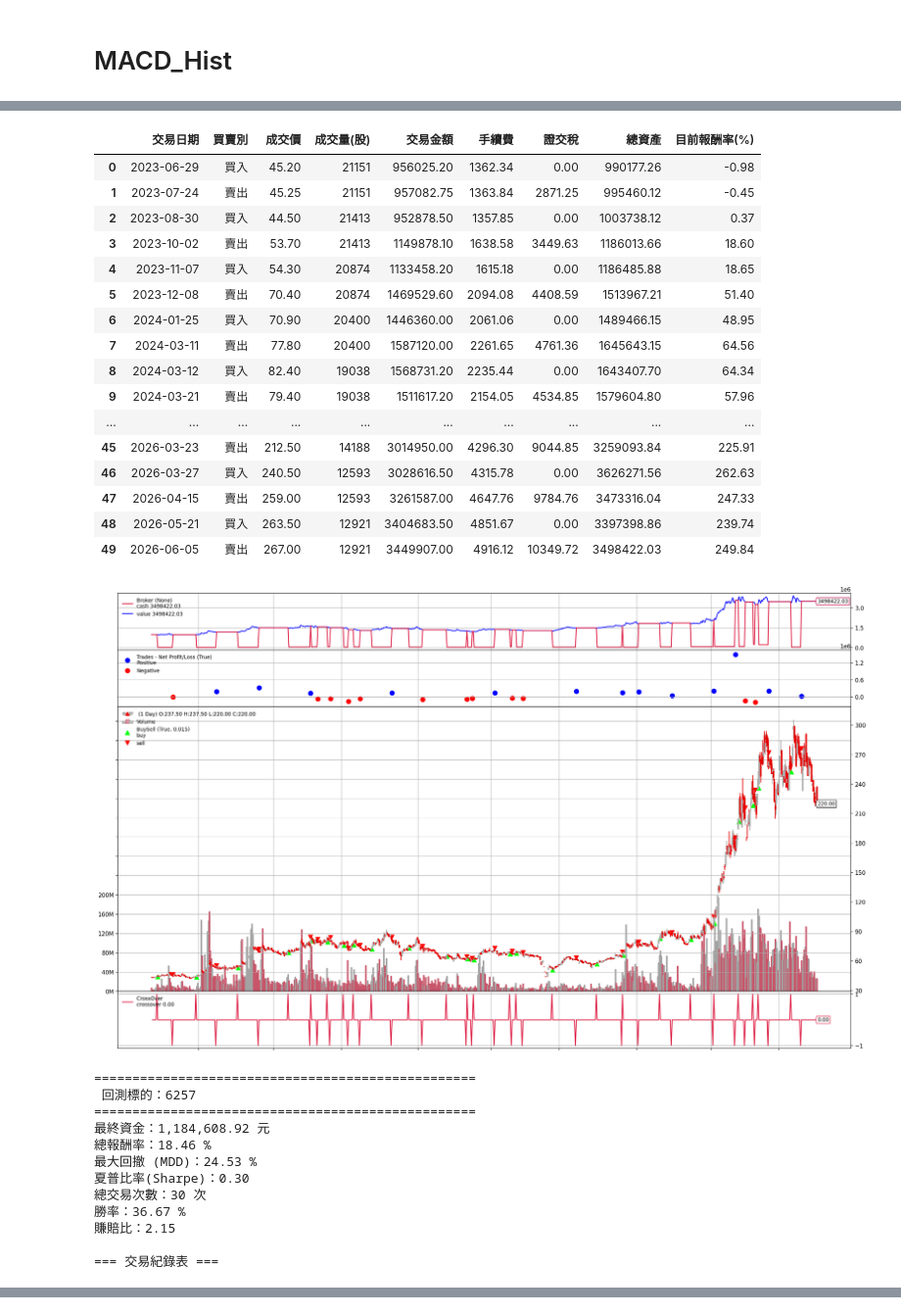
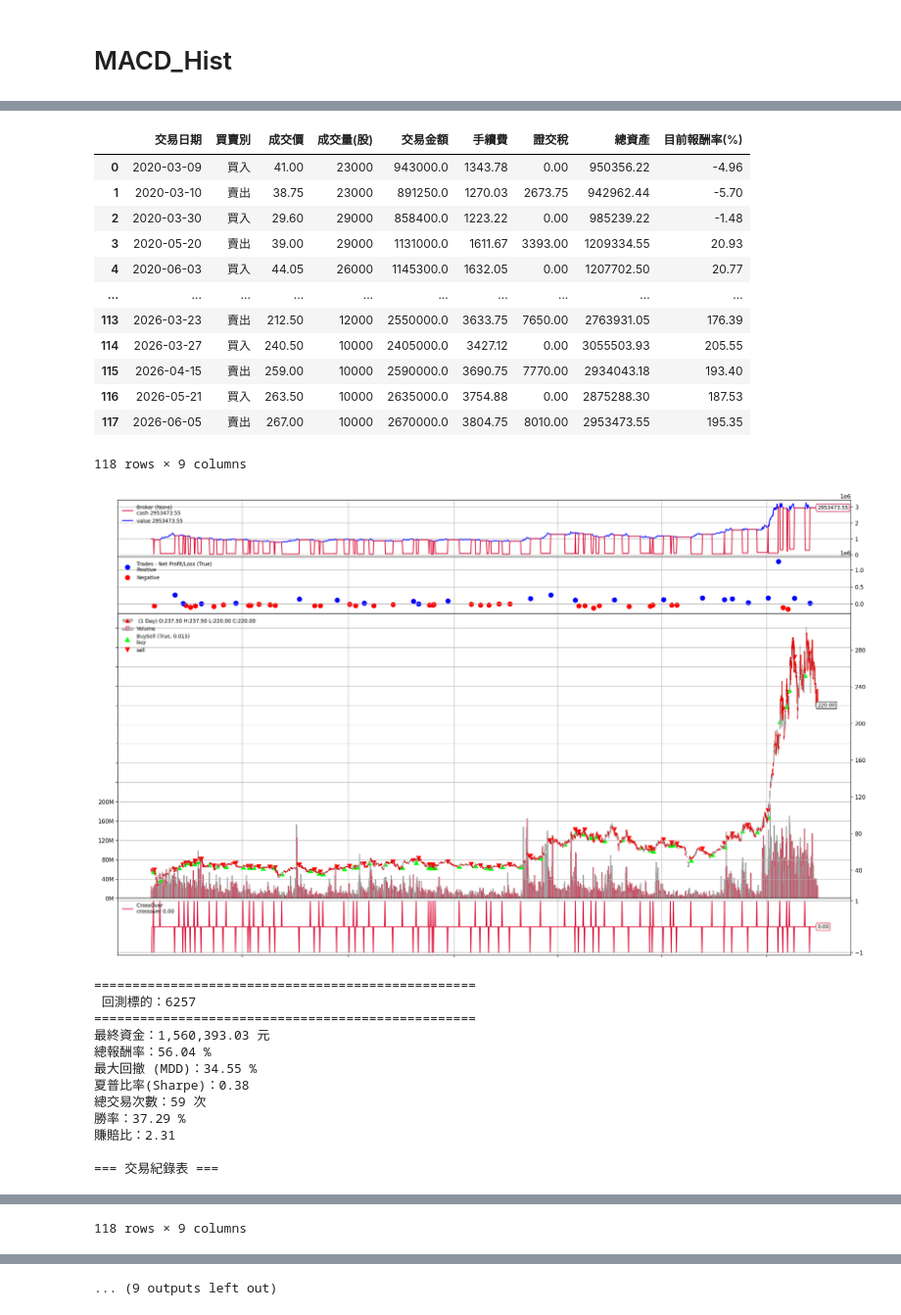
Before and after one commit to ningmao47/Stock, a Jupyter notebook: Strategy_MACD/MACD.ipynb, the cells around one changed output, grey strips where cells are left out. Shown at 98% size. Cells and saved outputs as stored; diff of their text form; code cells hidden in the pictures.

```diff
--- a/Strategy_MACD/MACD.ipynb
+++ b/Strategy_MACD/MACD.ipynb
@@ -22,6 +22,8 @@ import numpy as np
 import backtrader as bt
 from IPython.display import display
 import matplotlib.pyplot as plt
+import glob
+import os
 
 class PandasData(bt.feeds.PandasData):
     lines = ('macdhist',)
@@ -49,14 +51,24 @@ class TaiwanStockCommission(bt.CommissionInfo):
         return commission
 
 class AllInSizer(bt.Sizer):
-    params = (("reserve", 0.05),)
+    params = (("reserve", 0.05),("lot_size", 1000),)
     def _getsizing(self, comminfo, cash, data, isbuy):
         if isbuy:
             cash *= (1 - self.p.reserve)
             price = data.close[0]
             cost_per_share = price * (1 + comminfo.p.commission)
-            size = int(cash / cost_per_share)
-            return max(size, 0)
+            #　可買總股數
+            shares = int(cash / cost_per_share)
+            if shares <= 0:
+              return 0
+            # 整股
+            whole_lot = (shares // self.p.lot_size) * self.p.lot_size
+            if whole_lot >= self.p.lot_size:
+              return whole_lot
+
+            return shares
+            # size = int(cash / cost_per_share)
+            # return max(size, 0)
         return self.broker.getposition(data).size
 
 class MACDStrategy(bt.Strategy):
@@ -260,14 +272,10 @@ for stock_id in stock_list:
 
     if result is not None:
       performance_summary.append(result)
+
 df_summary = pd.DataFrame(performance_summary)
-
 # 依照報酬率排序
 df_summary = df_summary.sort_values(by="總報酬率", ascending=False).reset_index(drop=True)
-
-print("\n==============================")
-print("      所有股票績效總表")
-print("==============================")
 
 display(df_summary)
 
@@ -312,33 +320,29 @@ df_summary.to_csv("MACD_Backtest_Performance.csv", index=False, encoding="utf-8-
 
 === 交易紀錄表 ===
 |  | 交易日期 | 買賣別 | 成交價 | 成交量(股) | 交易金額 | 手續費 | 證交稅 | 總資產 | 目前報酬率(%) |
-| 0 | 2023-06-29 | 買入 | 45.20 | 21151 | 956025.20 | 1362.34 | 0.00 | 990177.26 | -0.98 |
-| 1 | 2023-07-24 | 賣出 | 45.25 | 21151 | 957082.75 | 1363.84 | 2871.25 | 995460.12 | -0.45 |
-| 2 | 2023-08-30 | 買入 | 44.50 | 21413 | 952878.50 | 1357.85 | 0.00 | 1003738.12 | 0.37 |
-| 3 | 2023-10-02 | 賣出 | 53.70 | 21413 | 1149878.10 | 1638.58 | 3449.63 | 1186013.66 | 18.60 |
-| 4 | 2023-11-07 | 買入 | 54.30 | 20874 | 1133458.20 | 1615.18 | 0.00 | 1186485.88 | 18.65 |
-| 5 | 2023-12-08 | 賣出 | 70.40 | 20874 | 1469529.60 | 2094.08 | 4408.59 | 1513967.21 | 51.40 |
-| 6 | 2024-01-25 | 買入 | 70.90 | 20400 | 1446360.00 | 2061.06 | 0.00 | 1489466.15 | 48.95 |
-| 7 | 2024-03-11 | 賣出 | 77.80 | 20400 | 1587120.00 | 2261.65 | 4761.36 | 1645643.15 | 64.56 |
-| 8 | 2024-03-12 | 買入 | 82.40 | 19038 | 1568731.20 | 2235.44 | 0.00 | 1643407.70 | 64.34 |
-| 9 | 2024-03-21 | 賣出 | 79.40 | 19038 | 1511617.20 | 2154.05 | 4534.85 | 1579604.80 | 57.96 |
+| 0 | 2020-03-09 | 買入 | 41.00 | 23000 | 943000.0 | 1343.78 | 0.00 | 950356.22 | -4.96 |
+| 1 | 2020-03-10 | 賣出 | 38.75 | 23000 | 891250.0 | 1270.03 | 2673.75 | 942962.44 | -5.70 |
+| 2 | 2020-03-30 | 買入 | 29.60 | 29000 | 858400.0 | 1223.22 | 0.00 | 985239.22 | -1.48 |
+| 3 | 2020-05-20 | 賣出 | 39.00 | 29000 | 1131000.0 | 1611.67 | 3393.00 | 1209334.55 | 20.93 |
+| 4 | 2020-06-03 | 買入 | 44.05 | 26000 | 1145300.0 | 1632.05 | 0.00 | 1207702.50 | 20.77 |
 | ... | ... | ... | ... | ... | ... | ... | ... | ... | ... |
-| 45 | 2026-03-23 | 賣出 | 212.50 | 14188 | 3014950.00 | 4296.30 | 9044.85 | 3259093.84 | 225.91 |
-| 46 | 2026-03-27 | 買入 | 240.50 | 12593 | 3028616.50 | 4315.78 | 0.00 | 3626271.56 | 262.63 |
-| 47 | 2026-04-15 | 賣出 | 259.00 | 12593 | 3261587.00 | 4647.76 | 9784.76 | 3473316.04 | 247.33 |
-| 48 | 2026-05-21 | 買入 | 263.50 | 12921 | 3404683.50 | 4851.67 | 0.00 | 3397398.86 | 239.74 |
-| 49 | 2026-06-05 | 賣出 | 267.00 | 12921 | 3449907.00 | 4916.12 | 10349.72 | 3498422.03 | 249.84 |
+| 113 | 2026-03-23 | 賣出 | 212.50 | 12000 | 2550000.0 | 3633.75 | 7650.00 | 2763931.05 | 176.39 |
+| 114 | 2026-03-27 | 買入 | 240.50 | 10000 | 2405000.0 | 3427.12 | 0.00 | 3055503.93 | 205.55 |
+| 115 | 2026-04-15 | 賣出 | 259.00 | 10000 | 2590000.0 | 3690.75 | 7770.00 | 2934043.18 | 193.40 |
+| 116 | 2026-05-21 | 買入 | 263.50 | 10000 | 2635000.0 | 3754.88 | 0.00 | 2875288.30 | 187.53 |
+| 117 | 2026-06-05 | 賣出 | 267.00 | 10000 | 2670000.0 | 3804.75 | 8010.00 | 2953473.55 | 195.35 |
+118 rows × 9 columns
-[figure, old version]
+[figure, new version]
-==================================================
- 回測標的：6257
-==================================================
-最終資金：1,184,608.92 元
-總報酬率：18.46 %
-最大回撤 (MDD)：24.53 %
-夏普比率(Sharpe)：0.30
-總交易次數：30 次
-勝率：36.67 %
-賺賠比：2.15
-
-=== 交易紀錄表 ===
+==================================================
+ 回測標的：6257
+==================================================
+最終資金：1,560,393.03 元
+總報酬率：56.04 %
+最大回撤 (MDD)：34.55 %
+夏普比率(Sharpe)：0.38
+總交易次數：59 次
+勝率：37.29 %
+賺賠比：2.31
+
+=== 交易紀錄表 ===
 |  | 交易日期 | 買賣別 | 成交價 | 成交量(股) | 交易金額 | 手續費 | 證交稅 | 總資產 | 目前報酬率(%) |
@@ -360,0 +360 @@ df_summary.to_csv("MACD_Backtest_Performance.csv", index=False, encoding="utf-8-
+118 rows × 9 columns
@@ -392,0 +362 @@ df_summary.to_csv("MACD_Backtest_Performance.csv", index=False, encoding="utf-8-
+... (9 outputs left out)
```
Also changed, not shown: parts of 1 cell of this notebook, 1 other file.
